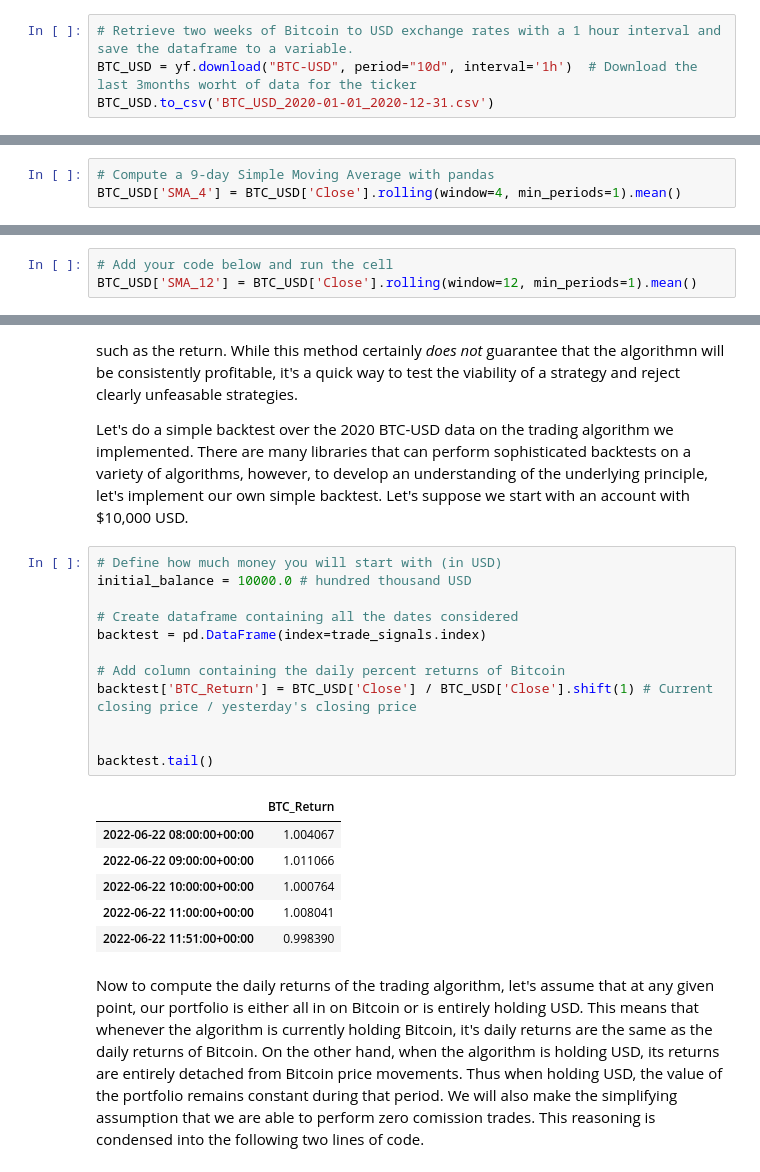
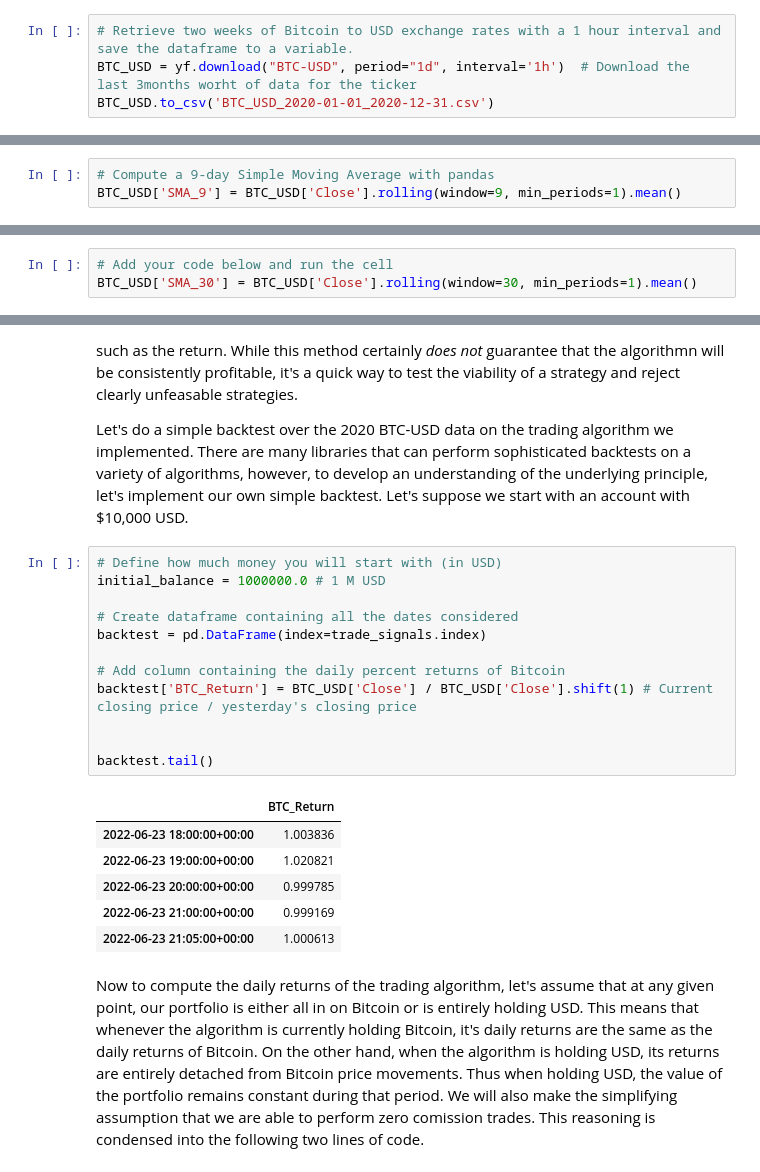
Before and after one commit to mashateayoub/GPXX0PICEN, a Jupyter notebook: doc/CryptoTradingAlgo.ipynb, the cells around one changed output, grey strips where cells are left out. Cells and saved outputs as stored; diff of their text form.

```diff
--- a/doc/CryptoTradingAlgo.ipynb
+++ b/doc/CryptoTradingAlgo.ipynb
@@ -57,7 +57,7 @@ from matplotlib.dates import DateFormatter
 The yfinance library has a built-in method for retrieving historical market data. Let's use this to get the exchange rate of Bitcoin to US Dollars over the year of 2020. We use the `download()` method, passing in the ticker we're interested in ("BTC-USD"), the start and end dates, and the time interval between datapoints. Let's use a 1 day interval.
 # %%
 # Retrieve two weeks of Bitcoin to USD exchange rates with a 1 hour interval and save the dataframe to a variable.
-BTC_USD = yf.download("BTC-USD", period="10d", interval='1h')  # Download the last 3months worht of data for the ticker
+BTC_USD = yf.download("BTC-USD", period="1d", interval='1h')  # Download the last 3months worht of data for the ticker
 BTC_USD.to_csv('BTC_USD_2020-01-01_2020-12-31.csv')
 # %% [output]
 [*********************100%***********************]  1 of 1 completed
@@ -145,14 +145,14 @@ Then the first data point for the moving average using the above values would be
 As you can see, calculating all of this by hand would get tiresome very quickly. Fortunately, the pandas library makes it very straightforward to compute Moving Averages with just a single line of code! Let's see how do to it with a 9-day moving average, then you can try it yourself with a different time interval.
 # %%
 # Compute a 9-day Simple Moving Average with pandas
-BTC_USD['SMA_4'] = BTC_USD['Close'].rolling(window=4, min_periods=1).mean()
+BTC_USD['SMA_9'] = BTC_USD['Close'].rolling(window=9, min_periods=1).mean()
 # %% [markdown]
 In the code above, you added a new column to the `BTC_USD` dataframe called `SMA_9` that contains the datapoints for a 9-day Simple Moving Average.
 
 **Try it yourself:** Add a column to `BTC_USD` containing a Simple Moving Average using an interval size of 30 days.
 # %%
 # Add your code below and run the cell
-BTC_USD['SMA_12'] = BTC_USD['Close'].rolling(window=12, min_periods=1).mean()
+BTC_USD['SMA_30'] = BTC_USD['Close'].rolling(window=30, min_periods=1).mean()
 # %% [markdown]
 <details>
 <summary><strong>Hint</strong> (Click Here)</summary>
@@ -360,23 +360,23 @@ Once you have a trading algorithm implemented, you will certainly want to test i
 Let's do a simple backtest over the 2020 BTC-USD data on the trading algorithm we implemented. There are many libraries that can perform sophisticated backtests on a variety of algorithms, however, to develop an understanding of the underlying principle, let's implement our own simple backtest. Let's suppose we start with an account with $10,000 USD.
 # %%
 # Define how much money you will start with (in USD)
-initial_balance = 10000.0 # hundred thousand USD
+initial_balance = 1000000.0 # 1 M USD
 
 # Create dataframe containing all the dates considered
 backtest = pd.DataFrame(index=trade_signals.index)
 
 # Add column containing the daily percent returns of Bitcoin
 backtest['BTC_Return'] = BTC_USD['Close'] / BTC_USD['Close'].shift(1) # Current closing price / yesterday's closing price
 
 
 backtest.tail()
 # %% [output]
 |  | BTC_Return |
-| 2022-06-22 08:00:00+00:00 | 1.004067 |
-| 2022-06-22 09:00:00+00:00 | 1.011066 |
-| 2022-06-22 10:00:00+00:00 | 1.000764 |
-| 2022-06-22 11:00:00+00:00 | 1.008041 |
-| 2022-06-22 11:51:00+00:00 | 0.998390 |
+| 2022-06-23 18:00:00+00:00 | 1.003836 |
+| 2022-06-23 19:00:00+00:00 | 1.020821 |
+| 2022-06-23 20:00:00+00:00 | 0.999785 |
+| 2022-06-23 21:00:00+00:00 | 0.999169 |
+| 2022-06-23 21:05:00+00:00 | 1.000613 |
 # %% [markdown]
 Now to compute the daily returns of the trading algorithm, let's assume that at any given point, our portfolio is either all in on Bitcoin or is entirely holding USD. This means that whenever the algorithm is currently holding Bitcoin, it's daily returns are the same as the daily returns of Bitcoin. On the other hand, when the algorithm is holding USD, its returns are entirely detached from Bitcoin price movements. Thus when holding USD, the value of the portfolio remains constant during that period. We will also make the simplifying assumption that we are able to perform zero comission trades. This reasoning is condensed into the following two lines of code.
 # %%
```
Also changed, not shown: parts of 10 cells of this notebook, 3 other files.
